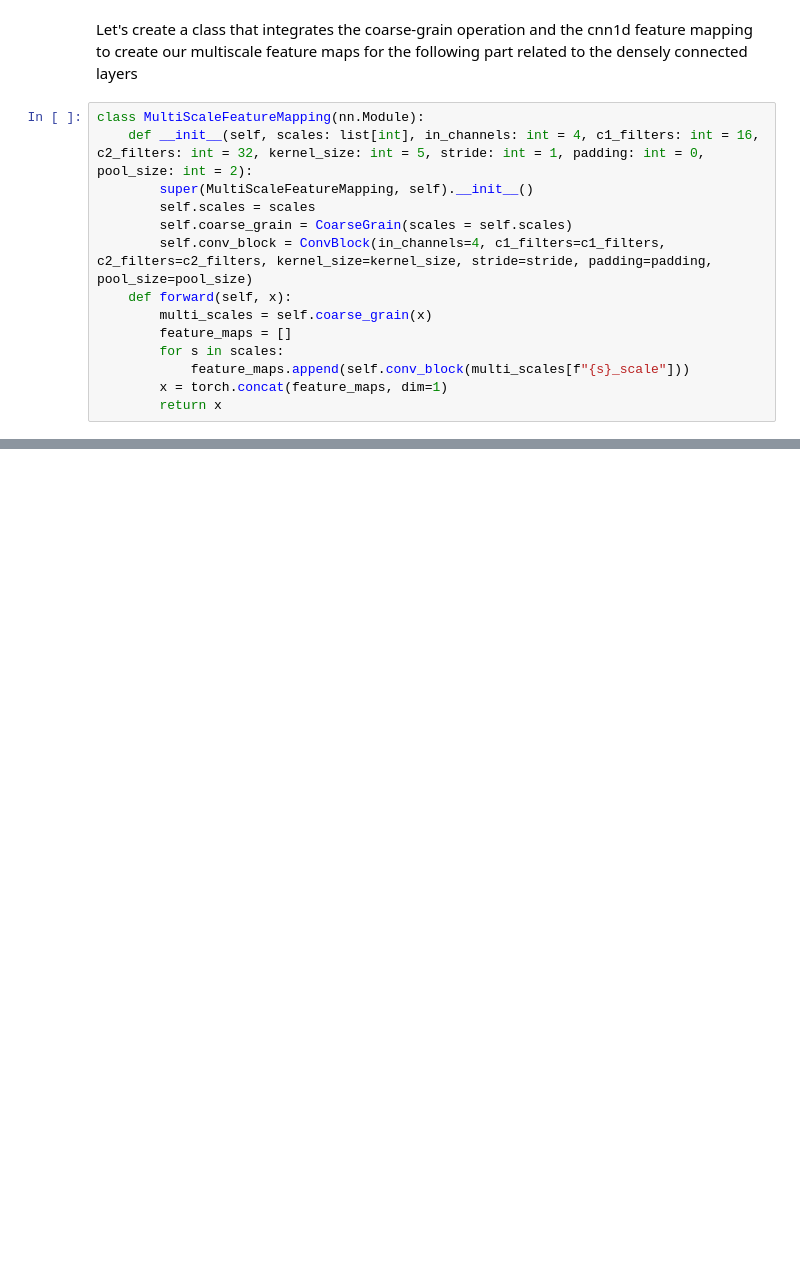
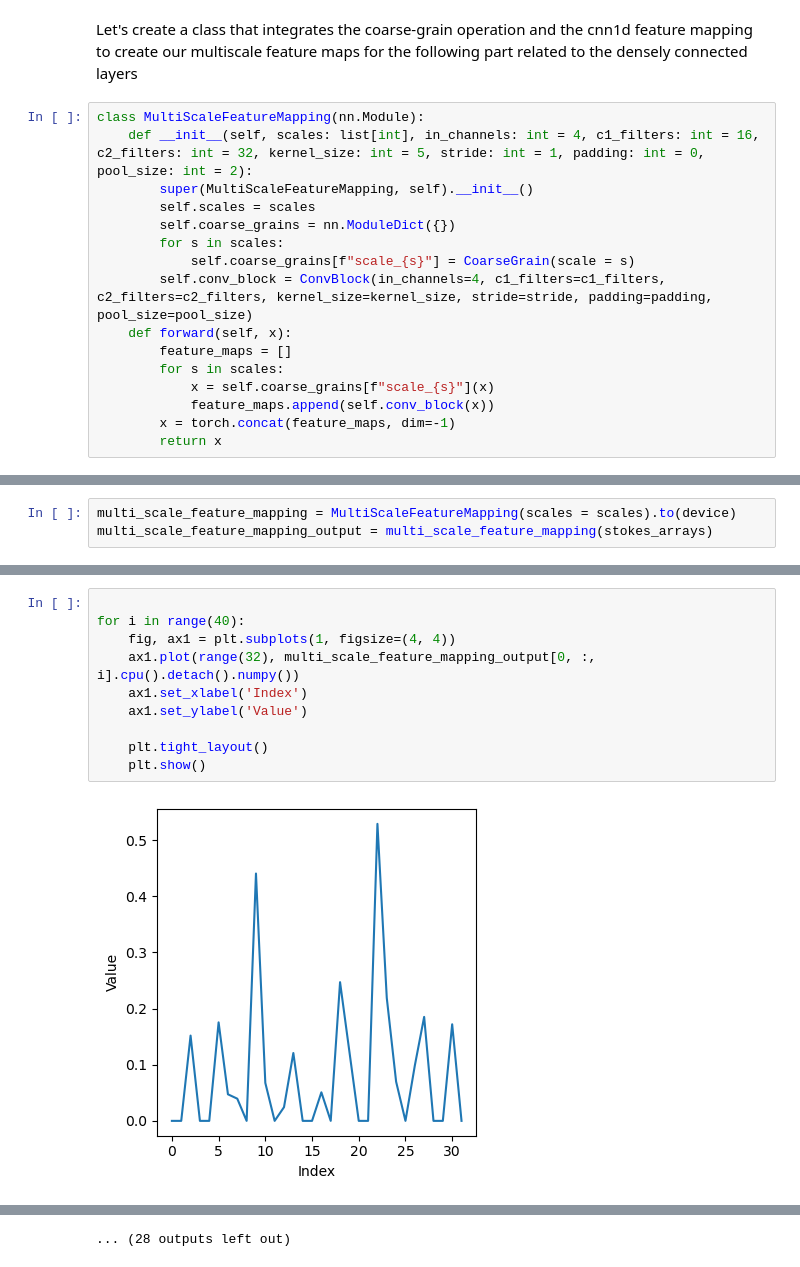
Before and after one commit to juagudeloo/Tesis_maestria_OAN, a Jupyter notebook: notebooks/Check_transforms.ipynb, the cells around one changed output, grey strips where cells are left out. Saved outputs shown, nothing was run; the diff lists cells and outputs as text; blank space fills up the shorter version.

```diff
--- a/notebooks/Check_transforms.ipynb
+++ b/notebooks/Check_transforms.ipynb
@@ -300,14 +324,16 @@ class MultiScaleFeatureMapping(nn.Module):
     def __init__(self, scales: list[int], in_channels: int = 4, c1_filters: int = 16, c2_filters: int = 32, kernel_size: int = 5, stride: int = 1, padding: int = 0, pool_size: int = 2):
         super(MultiScaleFeatureMapping, self).__init__()
         self.scales = scales
-        self.coarse_grain = CoarseGrain(scales = self.scales)
+        self.coarse_grains = nn.ModuleDict({})
+        for s in scales:
+            self.coarse_grains[f"scale_{s}"] = CoarseGrain(scale = s)
         self.conv_block = ConvBlock(in_channels=4, c1_filters=c1_filters, c2_filters=c2_filters, kernel_size=kernel_size, stride=stride, padding=padding, pool_size=pool_size)
     def forward(self, x):
-        multi_scales = self.coarse_grain(x)
         feature_maps = []
         for s in scales:
-            feature_maps.append(self.conv_block(multi_scales[f"{s}_scale"]))
-        x = torch.concat(feature_maps, dim=1)
+            x = self.coarse_grains[f"scale_{s}"](x)
+            feature_maps.append(self.conv_block(x))
+        x = torch.concat(feature_maps, dim=-1)
         return x
 # %%
 # Create random input sizes
@@ -324,0 +369,3 @@ RuntimeError: Failed to run torchinfo. See above stack traces for more details.
+# %%
+multi_scale_feature_mapping = MultiScaleFeatureMapping(scales = scales).to(device)
+multi_scale_feature_mapping_output = multi_scale_feature_mapping(stokes_arrays)
@@ -324,0 +391,12 @@ RuntimeError: Failed to run torchinfo. See above stack traces for more details.
+# %%
+
+for i in range(40):
+    fig, ax1 = plt.subplots(1, figsize=(4, 4))
+    ax1.plot(range(32), multi_scale_feature_mapping_output[0, :, i].cpu().detach().numpy())
+    ax1.set_xlabel('Index')
+    ax1.set_ylabel('Value')
+
+    plt.tight_layout()
+    plt.show()
+# %% [output]
+[figure, added]
@@ -324,0 +414 @@ RuntimeError: Failed to run torchinfo. See above stack traces for more details.
+... (28 outputs left out)
```
Also changed, not shown: parts of 23 cells of this notebook.
